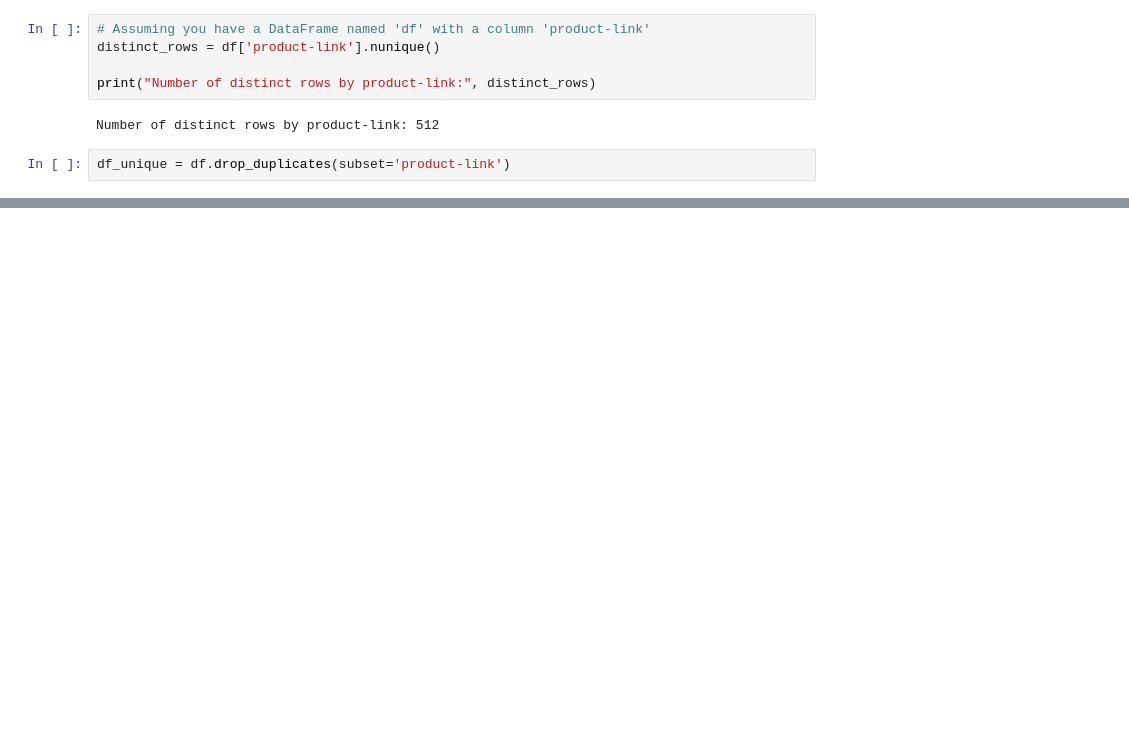
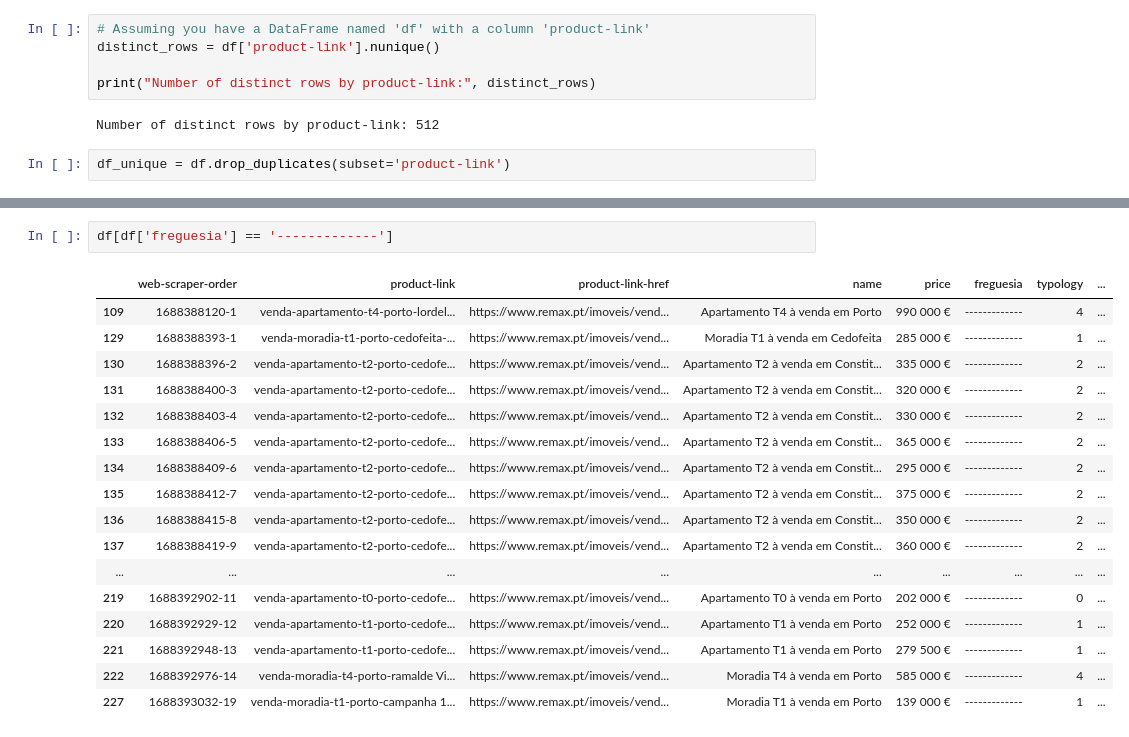
Before and after one commit to ManJ-PC/advanced_py, a Jupyter notebook: imovirtual.ipynb, the cells around one changed output, grey strips where cells are left out. Drawn from its saved outputs; the diff is of its cells as text; blank space fills up the shorter version.

```diff
--- a/imovirtual.ipynb
+++ b/imovirtual.ipynb
@@ -127,0 +523,20 @@ AttributeError: ignored
+# %%
+df[df['freguesia'] == '-------------']
+# %% [output]
+|  | web-scraper-order | product-link | product-link-href | name | price | freguesia | typology | ... |
+| 109 | 1688388120-1 | venda-apartamento-t4-porto-lordel... | https://www.remax.pt/imoveis/vend... | Apartamento T4 à venda em Porto | 990 000 € | ------------- | 4 | ... |
+| 129 | 1688388393-1 | venda-moradia-t1-porto-cedofeita-... | https://www.remax.pt/imoveis/vend... | Moradia T1 à venda em Cedofeita | 285 000 € | ------------- | 1 | ... |
+| 130 | 1688388396-2 | venda-apartamento-t2-porto-cedofe... | https://www.remax.pt/imoveis/vend... | Apartamento T2 à venda em Constit... | 335 000 € | ------------- | 2 | ... |
+| 131 | 1688388400-3 | venda-apartamento-t2-porto-cedofe... | https://www.remax.pt/imoveis/vend... | Apartamento T2 à venda em Constit... | 320 000 € | ------------- | 2 | ... |
+| 132 | 1688388403-4 | venda-apartamento-t2-porto-cedofe... | https://www.remax.pt/imoveis/vend... | Apartamento T2 à venda em Constit... | 330 000 € | ------------- | 2 | ... |
+| 133 | 1688388406-5 | venda-apartamento-t2-porto-cedofe... | https://www.remax.pt/imoveis/vend... | Apartamento T2 à venda em Constit... | 365 000 € | ------------- | 2 | ... |
+| 134 | 1688388409-6 | venda-apartamento-t2-porto-cedofe... | https://www.remax.pt/imoveis/vend... | Apartamento T2 à venda em Constit... | 295 000 € | ------------- | 2 | ... |
+| 135 | 1688388412-7 | venda-apartamento-t2-porto-cedofe... | https://www.remax.pt/imoveis/vend... | Apartamento T2 à venda em Constit... | 375 000 € | ------------- | 2 | ... |
+| 136 | 1688388415-8 | venda-apartamento-t2-porto-cedofe... | https://www.remax.pt/imoveis/vend... | Apartamento T2 à venda em Constit... | 350 000 € | ------------- | 2 | ... |
+| 137 | 1688388419-9 | venda-apartamento-t2-porto-cedofe... | https://www.remax.pt/imoveis/vend... | Apartamento T2 à venda em Constit... | 360 000 € | ------------- | 2 | ... |
+| ... | ... | ... | ... | ... | ... | ... | ... | ... |
+| 219 | 1688392902-11 | venda-apartamento-t0-porto-cedofe... | https://www.remax.pt/imoveis/vend... | Apartamento T0 à venda em Porto | 202 000 € | ------------- | 0 | ... |
+| 220 | 1688392929-12 | venda-apartamento-t1-porto-cedofe... | https://www.remax.pt/imoveis/vend... | Apartamento T1 à venda em Porto | 252 000 € | ------------- | 1 | ... |
+| 221 | 1688392948-13 | venda-apartamento-t1-porto-cedofe... | https://www.remax.pt/imoveis/vend... | Apartamento T1 à venda em Porto | 279 500 € | ------------- | 1 | ... |
+| 222 | 1688392976-14 | venda-moradia-t4-porto-ramalde Vi... | https://www.remax.pt/imoveis/vend... | Moradia T4 à venda em Porto | 585 000 € | ------------- | 4 | ... |
+| 227 | 1688393032-19 | venda-moradia-t1-porto-campanha 1... | https://www.remax.pt/imoveis/vend... | Moradia T1 à venda em Porto | 139 000 € | ------------- | 1 | ... |
```
Also changed, not shown: parts of 84 cells of this notebook.
